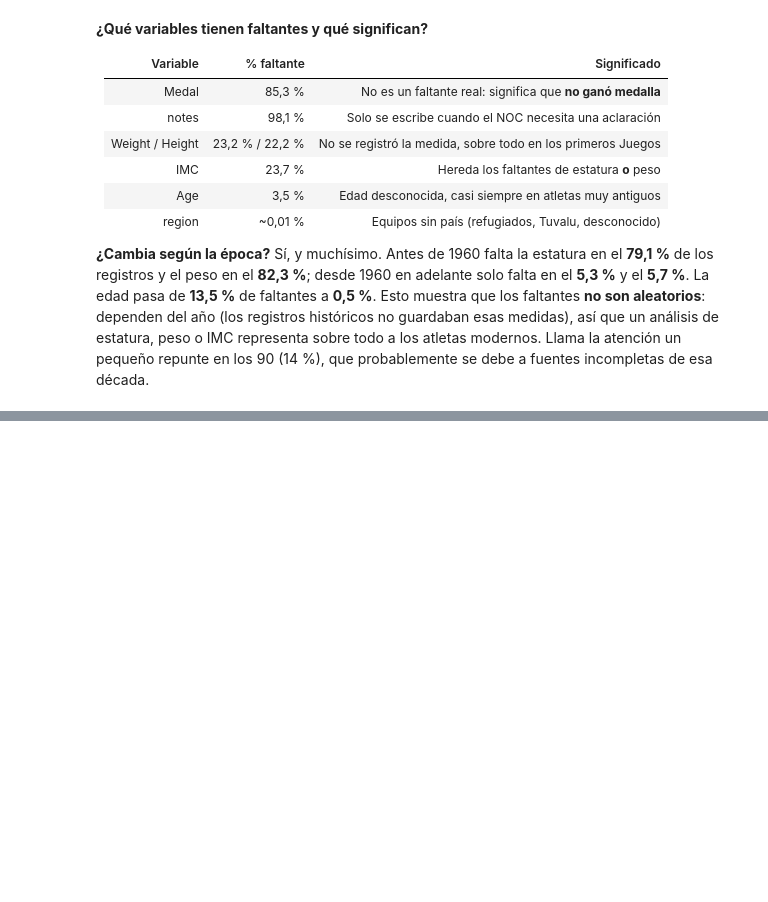
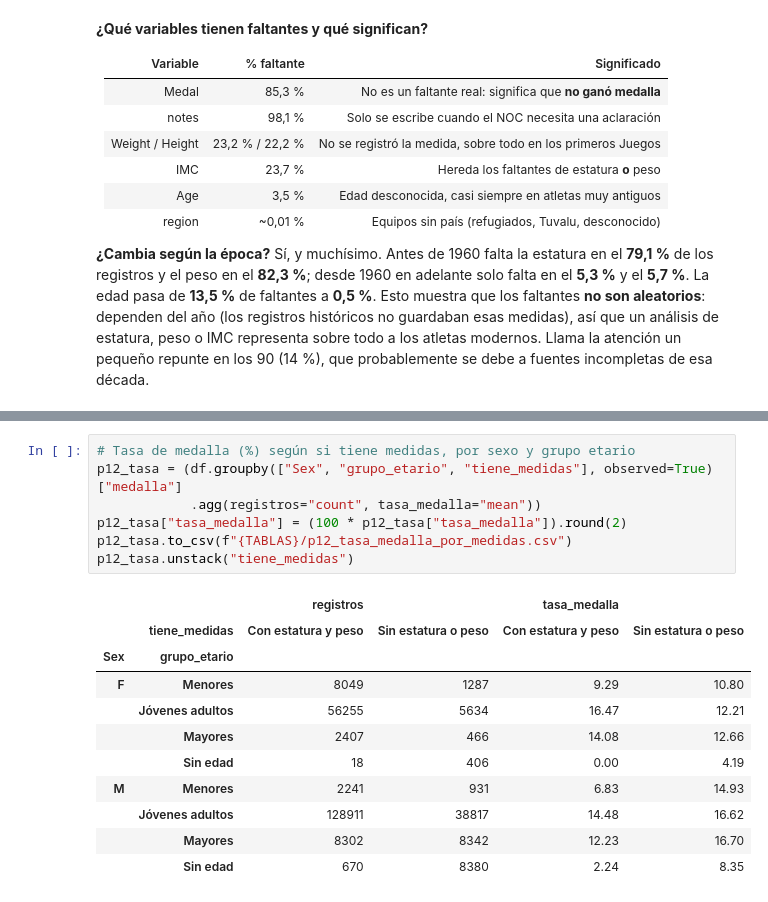
Before and after one commit to jjacxx14/taller-pandas-olimpiadas-grupoJJ, a Jupyter notebook: notebooks/proyecto_olimpiadas.ipynb, the cells around one changed output, grey strips where cells are left out. Saved outputs shown, nothing was run; the diff lists cells and outputs as text; blank space fills up the shorter version.

```diff
--- a/notebooks/proyecto_olimpiadas.ipynb
+++ b/notebooks/proyecto_olimpiadas.ipynb
@@ -453,0 +722,19 @@ falt_epoca
+# %%
+# Tasa de medalla (%) según si tiene medidas, por sexo y grupo etario
+p12_tasa = (df.groupby(["Sex", "grupo_etario", "tiene_medidas"], observed=True)["medalla"]
+            .agg(registros="count", tasa_medalla="mean"))
+p12_tasa["tasa_medalla"] = (100 * p12_tasa["tasa_medalla"]).round(2)
+p12_tasa.to_csv(f"{TABLAS}/p12_tasa_medalla_por_medidas.csv")
+p12_tasa.unstack("tiene_medidas")
+# %% [output]
+|  |  | registros |  | tasa_medalla |  |
+|  | tiene_medidas | Con estatura y peso | Sin estatura o peso | Con estatura y peso | Sin estatura o peso |
+| Sex | grupo_etario |  |  |  |  |
+| F | Menores | 8049 | 1287 | 9.29 | 10.80 |
+|  | Jóvenes adultos | 56255 | 5634 | 16.47 | 12.21 |
+|  | Mayores | 2407 | 466 | 14.08 | 12.66 |
+|  | Sin edad | 18 | 406 | 0.00 | 4.19 |
+| M | Menores | 2241 | 931 | 6.83 | 14.93 |
+|  | Jóvenes adultos | 128911 | 38817 | 14.48 | 16.62 |
+|  | Mayores | 8302 | 8342 | 12.23 | 16.70 |
+|  | Sin edad | 670 | 8380 | 2.24 | 8.35 |
```
Also changed, not shown: parts of 31 cells of this notebook, 5 other files.
